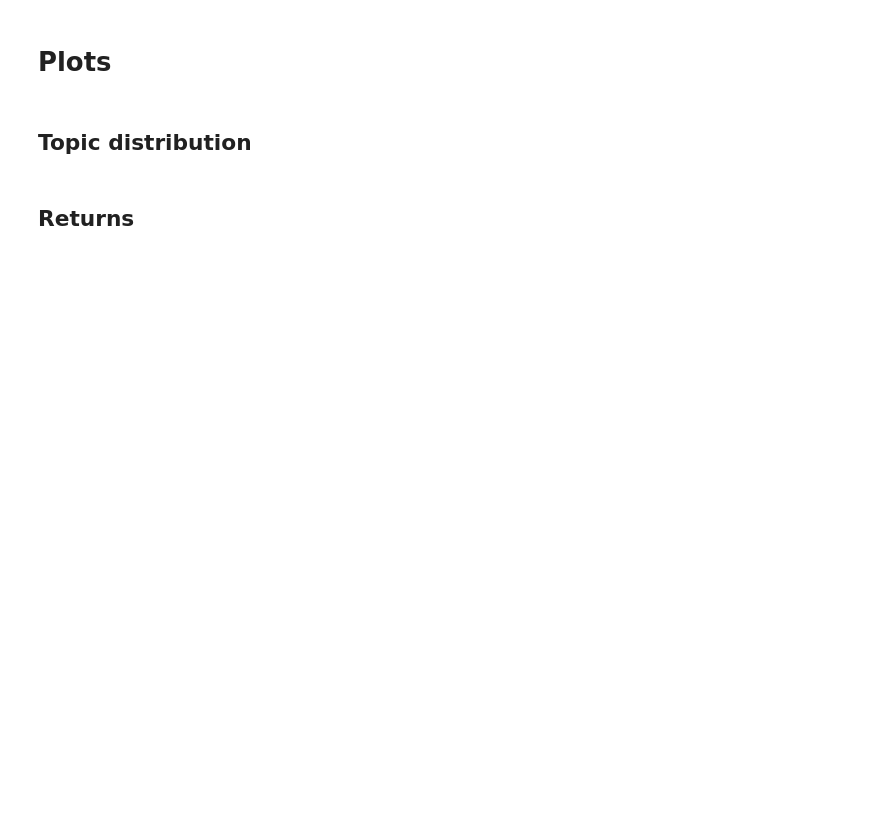
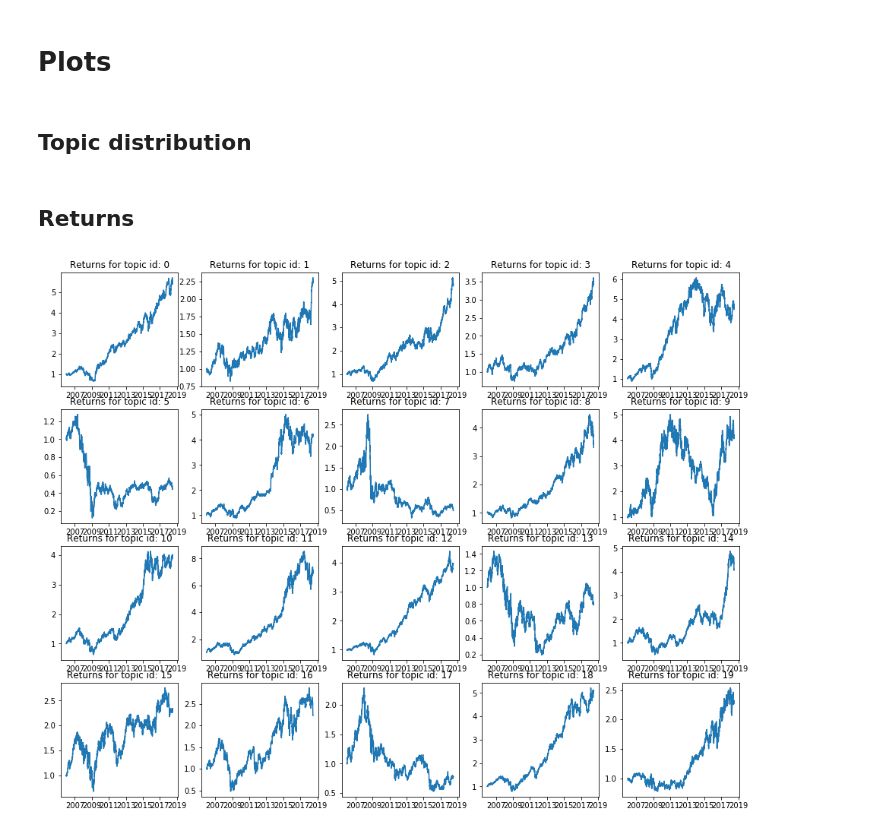
Before and after one commit to Arisiru/dtm-reports-analysis, a Jupyter notebook: notebooks/dtm_result_interpretation.ipynb, the cells around one changed output. Drawn from its saved outputs; the diff is of its cells as text; code cells hidden in the pictures; blank space fills up the shorter version.

Commit message:
added plots for return per topic(subplots) with pdf file storage

```diff
--- a/notebooks/dtm_result_interpretation.ipynb
+++ b/notebooks/dtm_result_interpretation.ipynb
@@ -18,7 +18,7 @@ run_prefix = 'run_01_01'
 dir_root = os.path.join('..')
 dir_data = os.path.join(dir_root, 'data_processing')
 dir_tickers = os.path.join(dir_data, 'tickers')
-dir_run = os.path.join(dir_data, 'runs', run_prefix)
+dir_run = os.path.join(dir_root, 'data_runs', run_prefix)
 dir_result_dtm = os.path.join(dir_run, 'results', 'lda-seq')
 dir_result_interpretation = os.path.join(dir_run, 'interpretation')
 # %% [markdown]
@@ -295,7 +300,7 @@ df_returns.rename(index=str, columns={'Unnamed: 0': 'Date'}, inplace=True)
 df_returns['Date'] = pd.to_datetime(df_returns['Date'])
 df_returns.set_index('Date', inplace=True)
 # %%
-dir_result_portfolio = os.path.join(dir_result_interpretation, 'portfolio')
+dir_result_portfolio = os.path.join(dir_result_interpretation, 'return')
 if not os.path.exists(dir_result_portfolio):
     os.makedirs(dir_result_portfolio)
 # %%
@@ -423,3 +433,27 @@ colors = [
 # TODO
 # %% [markdown]
 ## Returns
+# %%
+dir_return_plots = os.path.join(dir_result_interpretation, 'return_plots')
+if not os.path.exists(dir_return_plots):
+    os.makedirs(dir_return_plots)
+# %%
+%matplotlib inline
+plt.figure(figsize=(16,16))
+plt.grid(False)
+
+for topic_id in range(number_of_topics):
+    plt.subplot(5,5,topic_id+1)
+    topic_file = os.path.join(dir_result_portfolio, "results-%s.csv" % topic_id)
+    price_df = pd.read_csv(topic_file)
+    price_df['Date'] = pd.to_datetime(price_df['Date'])
+    price_df.sort_values(by=['Date'], inplace=True)
+    price_df.set_index('Date', inplace=True)
+    plt.plot(price_df)
+    plt.title("Returns for topic id: %s" % topic_id)
+
+pp = PdfPages(os.path.join(dir_return_plots, "returns.pdf"))
+plt.savefig(pp, format='pdf', bbox_inches='tight')
+pp.close()
+# %% [output]
+[figure, added]
```
Also changed, not shown: parts of 7 cells of this notebook, 5 other files.
